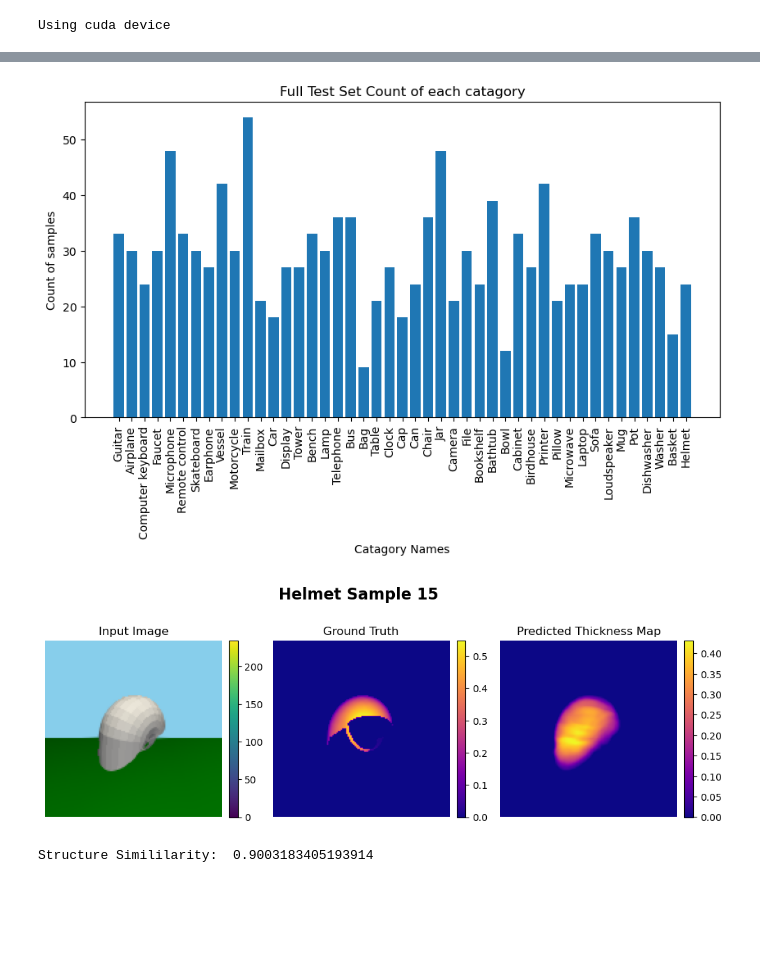
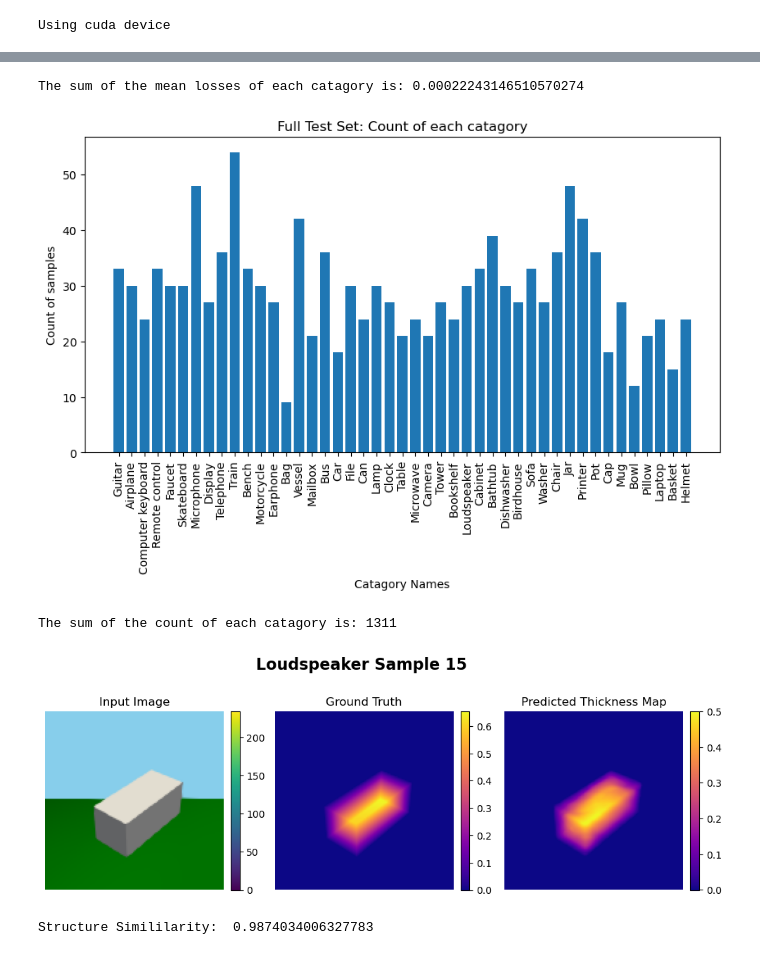
Before and after one commit to kane1204/Object-Thickness-Estimation-Network, a Jupyter notebook: test_model_balanced.ipynb, the cells around one changed output, grey strips where cells are left out. Drawn from its saved outputs; the diff is of its cells as text; code cells hidden in the pictures; blank space fills up the shorter version.

Commit message:
Full test model rerun with updates

```diff
--- a/test_model_balanced.ipynb
+++ b/test_model_balanced.ipynb
@@ -144,24 +148,25 @@ Using cuda device
 # Get the masked loss for the test set quantative evaluation
 # https://torchmetrics.readthedocs.io/en/stable/image/peak_signal_noise_ratio.html
 from skimage.metrics import structural_similarity as ssim
-from src.evaluation import mse_loss_with_nans ,mse_loss_with_nans_with_extras
-from torchmetrics import PeakSignalNoiseRatio
-full_loss = 0
-fullstrsim = 0
-full_mape = 0
+from src.evaluation import mse_loss_with_nans, mse_loss_with_nans_with_extras
+mse_full_loss = 0
+mmse_full_loss = 0
+mmse_full_loss_extr = 0
+
 batches = 0
 catagory_losses = {}
 catagory_index = {} # appends tuple to list that stores as batch_no, idx in batch
-mean_abs_percentage_error = PeakSignalNoiseRatio().to(device)
 
+loss_fn = torch.nn.MSELoss()
 with torch.no_grad():
     for data in test_dataloader:
         images, labels = data['img'].to(device, dtype=torch.float), data['thick_map'].to(device, dtype=torch.float)
         catagory_id = data['catagory_id']
         outputs = trained_model(images)
 
-        masked_loss, losses = mse_loss_with_nans_with_extras(outputs, labels)
-
+        mse_loss = loss_fn(outputs, labels)
+        masked_lossv0 = mse_loss_with_nans(outputs, labels)
+        masked_lossv1, losses = mse_loss_with_nans_with_extras(outputs, labels)
         # using the catagory id to keep adding the loss to the scores
         for i in range(losses.shape[0]):
             if catagory_id[i] in catagory_losses:
@@ -172,17 +177,11 @@ with torch.no_grad():
                 catagory_losses[catagory_id[i]] = [losses[i].cpu().numpy()]
                 catagory_index[catagory_id[i]] = [(batches, i)]
 
-
-        mape = mean_abs_percentage_error(outputs, labels)
-        strsim = 0
-        for i in range(labels.cpu().numpy().shape[0]):
-            strsim += ssim(outputs[i].cpu().numpy()[0], labels[i].cpu().numpy()[0])
-
-        fullstrsim += strsim/labels.cpu().numpy().shape[0]
-        full_mape += mape
-        full_loss += masked_loss
+        mse_full_loss += mse_loss.item()
+        mmse_full_loss += masked_lossv0
+        mmse_full_loss_extr += masked_lossv1
         batches += 1
-print("Test SSIM: {}".format(fullstrsim/batches))
-print("Test loss: {}".format(full_loss/batches))
-print("Test MAPE: {}".format(full_mape/batches))
+print("Test MSE loss: {}".format(mse_full_loss/batches))
+print("Test MMSE loss: {}".format(mmse_full_loss/batches))
+print("Test MMSE loss with extras: {}".format(mmse_full_loss_extr/batches))
 # %% [output]
@@ -222,3 +221,8 @@ fig.savefig("figs\\full\\mean_loss_of_each_catagory.pdf", bbox_inches='tight')
+# %%
+# catagory_mean_losses.values() sumthem
+print("The sum of the mean losses of each catagory is: {}".format(sum(catagory_mean_losses.values())/1311))
+# %% [output]
+The sum of the mean losses of each catagory is: 0.00022243146510570274
 # %%
 # plot count of each catgory, sorted by the acending mean loss dict
 # catagory_lens sorted by the mean loss dictionary catagory_mean_losses
@@ -226,7 +230,7 @@ fig.savefig("figs\\full\\mean_loss_of_each_catagory.pdf", bbox_inches='tight')
 catagory_lens = {k: v for k, v in sorted(catagory_lens.items(), key=lambda item: catagory_mean_losses[item[0]])}
 
 fig = plt.figure(figsize=(10, 5))
-plt.title("Full Test Set Count of each catagory")
+plt.title("Full Test Set: Count of each catagory")
 plt.xlabel("Catagory Names")
 plt.ylabel("Count of samples")
 
@@ -238,11 +242,16 @@ plt.show()
 # save as pdf
 fig.savefig("figs\\full\\count_of_each_catagory.pdf", bbox_inches='tight')
 # %% [output]
-[figure, old version]
+[figure, new version]
+# %%
+# catagory_lens.values() sumthem
+print("The sum of the count of each catagory is: {}".format(sum(catagory_lens.values())))
+# %% [output]
+The sum of the count of each catagory is: 1311
 # %%
 import cv2
 from mpl_toolkits.axes_grid1 import ImageGrid
-id = "03513137"
+id = "03691459"
 num = 15
 # locator
 batch_no, sample_no =catagory_index[id][num]
@@ -262,32 +271,32 @@ with torch.no_grad():
                     grid = ImageGrid(fig, 111,
                                      nrows_ncols = (1,3),
                                      axes_pad = .5,
                                      cbar_location = "right",
                                      cbar_mode="each",
                                      cbar_size="5%",
                                      cbar_pad=0.1,
                                     )
 
                     im1 = grid[0].imshow(cv2.cvtColor(cv2.imread(img_loc), cv2.COLOR_BGR2RGB), aspect="equal")
                     grid[0].set_title('Input Image')
                     grid[0].axis('off')
                     grid.cbar_axes[0].colorbar(im1)
                     grid.cbar_axes[0].toggle_label(True)
                     im2 = grid[1].imshow(labels[i].cpu().numpy()[0], cmap='plasma')
                     grid[1].set_title('Ground Truth')
                     grid[1].axis('off')
                     grid.cbar_axes[1].colorbar(im2)
                     im3= grid[2].imshow(outputs[i].cpu().numpy()[0], cmap='plasma')
                     grid[2].set_title('Predicted Thickness Map')
                     grid[2].axis('off')
                     grid.cbar_axes[2].colorbar(im3)
                     fig.suptitle(f"{thickness_dataset.labels[id].split(',')[0].capitalize()} Sample {num}", fontsize=16,y=0.75, fontweight = "600")
                     plt.show()
                     fig.savefig("figs\\full\\sample_{}_from_catagory_{}.pdf".format(num, data['catagory_id'][i]), bbox_inches='tight')
                     print("Structure Simililarity: ",ssim(labels[i].cpu().numpy()[0], outputs[i].cpu().numpy()[0].reshape(128,128)))
                     break
             break
         iters +=1
 # %% [output]
-[figure, old version]
+[figure, new version]
-Structure Simililarity:  0.9003183405193914
+Structure Simililarity:  0.9874034006327783
```
Also changed, not shown: parts of 3 cells of this notebook, 4 other files.
